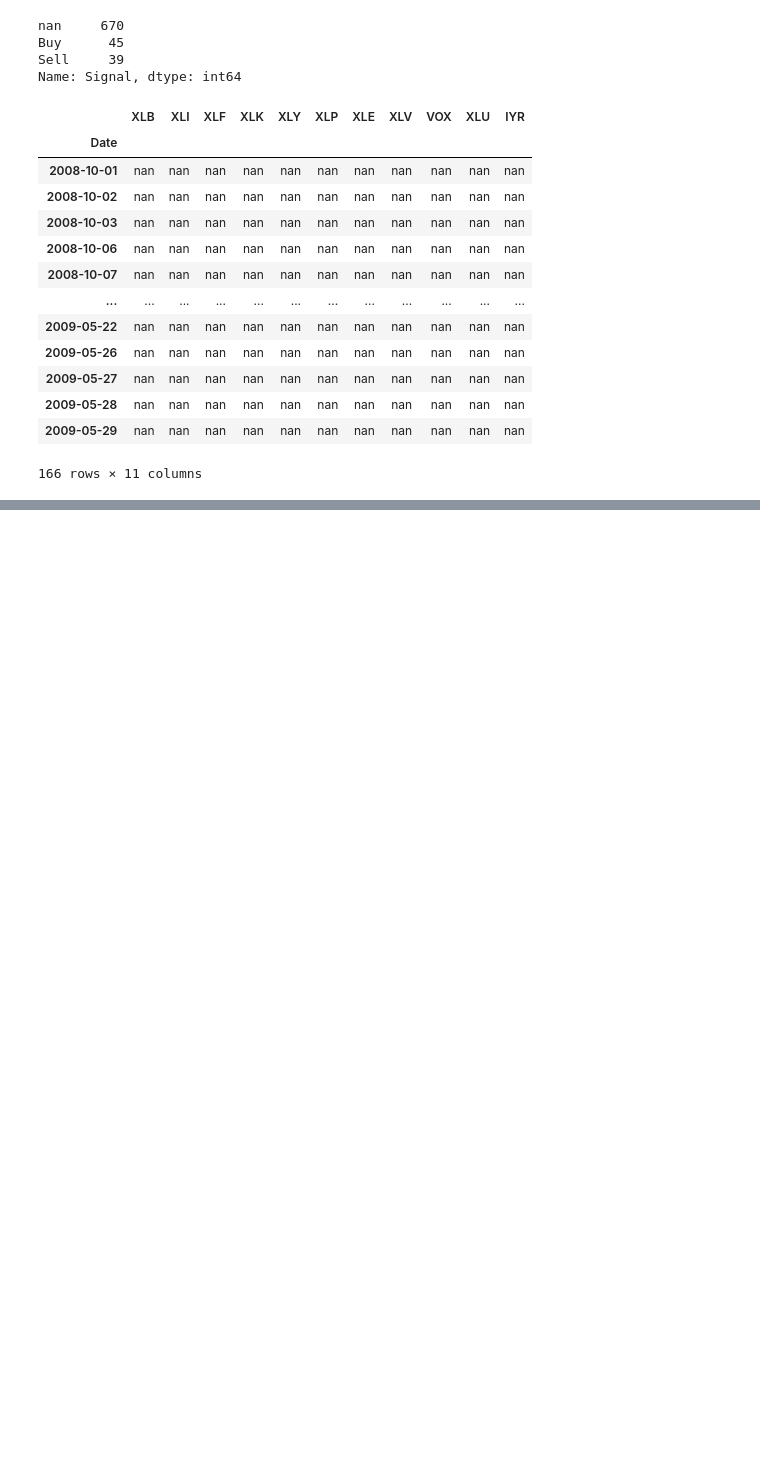
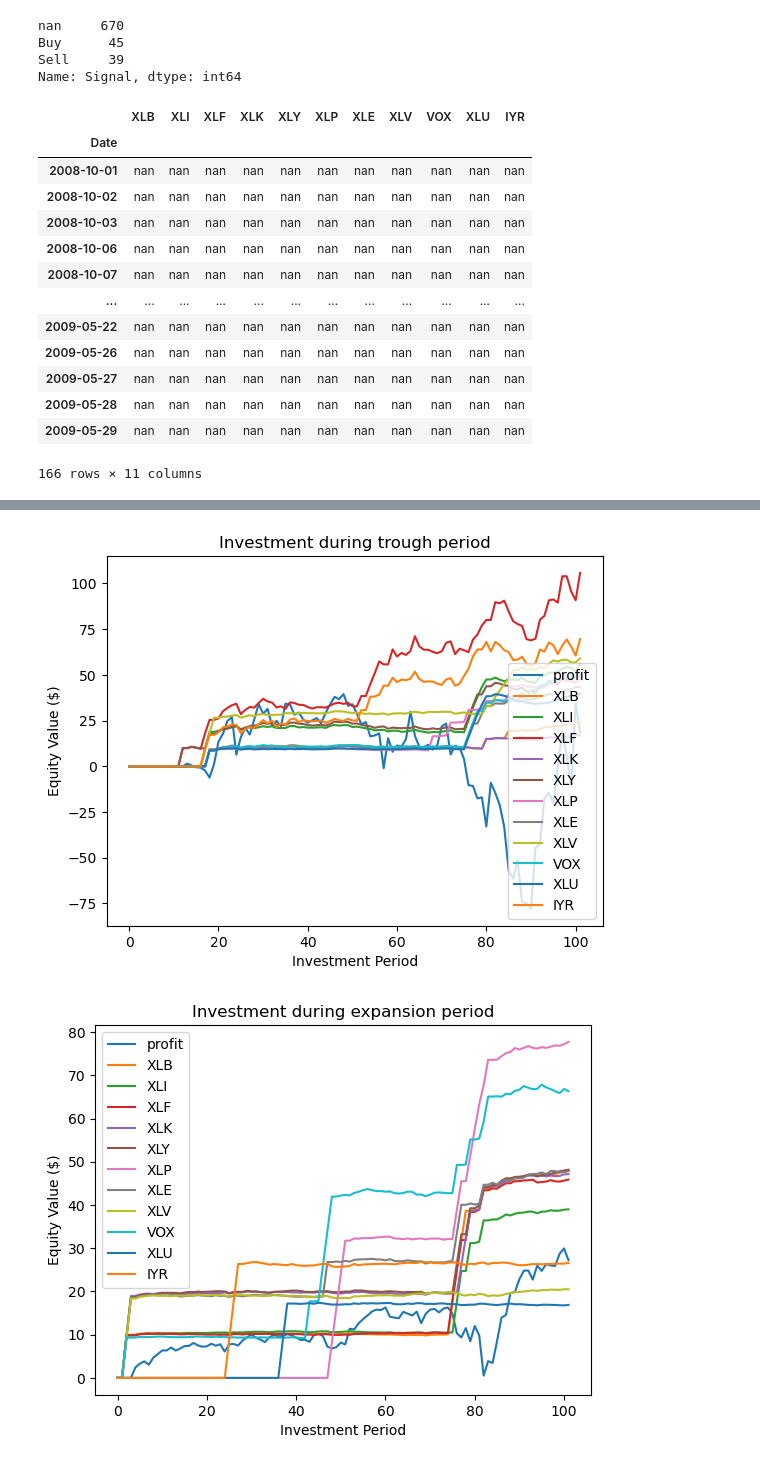
Before and after one commit to bennicholson2/Enhancing-Technical-Analysis-with-Data-Science, a Jupyter notebook: Technical Analysis/buy_hold_analysis.ipynb, the cells around one changed output, grey strips where cells are left out. Cells and saved outputs as stored; diff of their text form; code cells hidden in the pictures; blank space fills up the shorter version.

```diff
--- a/Technical Analysis/buy_hold_analysis.ipynb
+++ b/Technical Analysis/buy_hold_analysis.ipynb
@@ -780,0 +454,15 @@ a['Portfolio Tracker']['expansion'].head(50)
+# %%
+# compare the different sector make up
+
+for period in economic_cycle_periods_list:
+    plt.plot(stock_tracking['Portfolio Tracker'][period]['Profit'],label='profit')
+    for ticker in sector_etf_tickers:
+        plt.plot(stock_tracking['Stock Tracker'][period][ticker]['Shares ($) Ownership'],label=f'{ticker}')
+    plt.title(f'Investment during {period} period')
+    plt.xlabel('Investment Period')
+    plt.ylabel('Equity Value ($)')
+    plt.legend()
+    plt.show()
+# %% [output]
+[figure, added]
+[figure, added]
```
Also changed, not shown: parts of 15 cells of this notebook.
